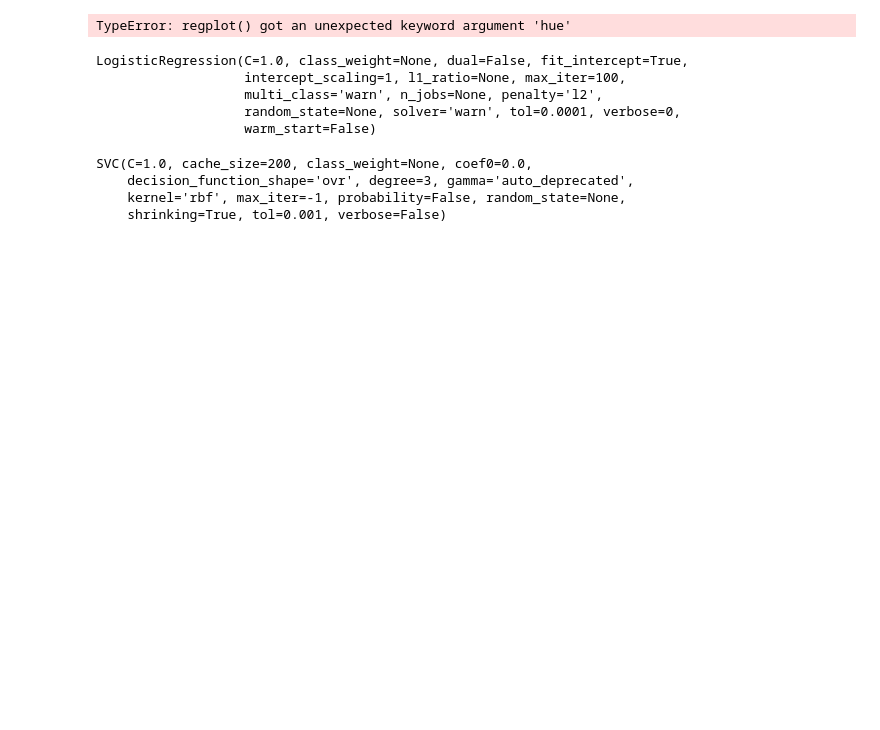
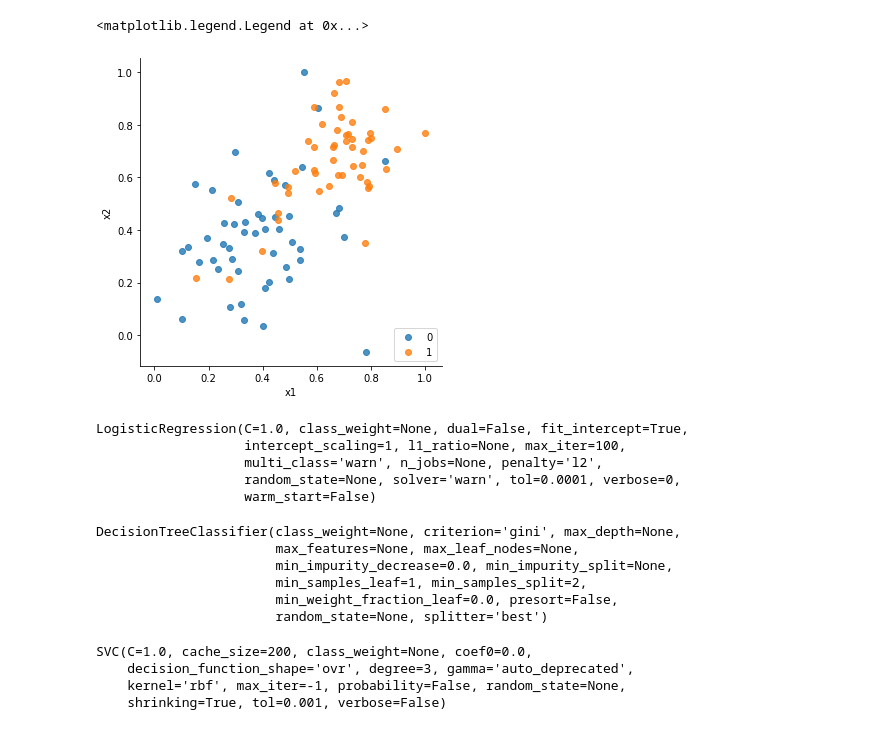
Before and after one commit to kartikeyshaurya/Covid_19_Days, a Jupyter notebook: 0. Ml Basic/ml.ipynb, the cells around one changed output. Drawn from its saved outputs; the diff is of its cells as text; code cells hidden in the pictures; blank space fills up the shorter version.

```diff
--- a/0. Ml Basic/ml.ipynb
+++ b/0. Ml Basic/ml.ipynb
@@ -7,14 +7,15 @@ import seaborn as sns
 # %%
 # library & dataset
 import seaborn as sns
 #df = sns.load_dataset('iris')
 df = pd.read_csv('a.csv')
 # Use the 'hue' argument to provide a factor variable
-sns.plot( x="x1", y="x2", data=df, fit_reg=False, hue='y', legend=False)
+sns.lmplot( x="x1", y="x2", data=df, fit_reg=False, hue='y', legend=False)
 
 # Move the legend to an empty part of the plot
 plt.legend(loc='lower right')
 
 #sns.plt.show()
 # %% [output]
-TypeError: regplot() got an unexpected keyword argument 'hue'
+<matplotlib.legend.Legend at 0x...>
+[figure, added]
@@ -29,25 +33,23 @@ LogisticRegression(C=1.0, class_weight=None, dual=False, fit_intercept=True,
                    multi_class='warn', n_jobs=None, penalty='l2',
                    random_state=None, solver='warn', tol=0.0001, verbose=0,
                    warm_start=False)
-# %%
-# import statements for the classification algorithms
-from sklearn.linear_model import LogisticRegression
-from sklearn.tree import DecisionTreeClassifier
-from sklearn.svm import SVC
-
-# Logistic Regression Classifier
-classifier = LogisticRegression()
-classifier.fit(X,y)
-
-# Decision Tree Classifier
-classifier = DecisionTreeClassifier()
-classifier.fit(X,y)
-
-# Support Vector Machine Classifier
-classifier = SVC()
-classifier.fit(X,y)
-# %% [output]
-SVC(C=1.0, cache_size=200, class_weight=None, coef0=0.0,
-    decision_function_shape='ovr', degree=3, gamma='auto_deprecated',
-    kernel='rbf', max_iter=-1, probability=False, random_state=None,
-    shrinking=True, tol=0.001, verbose=False)
+# %%
+from sklearn.tree import DecisionTreeClassifier
+classifier = DecisionTreeClassifier()
+classifier.fit(X,y)
+# %% [output]
+DecisionTreeClassifier(class_weight=None, criterion='gini', max_depth=None,
+                       max_features=None, max_leaf_nodes=None,
+                       min_impurity_decrease=0.0, min_impurity_split=None,
+                       min_samples_leaf=1, min_samples_split=2,
+                       min_weight_fraction_leaf=0.0, presort=False,
+                       random_state=None, splitter='best')
+# %%
+from sklearn.svm import SVC
+classifier = SVC()
+classifier.fit(X,y)
+# %% [output]
+SVC(C=1.0, cache_size=200, class_weight=None, coef0=0.0,
+    decision_function_shape='ovr', degree=3, gamma='auto_deprecated',
+    kernel='rbf', max_iter=-1, probability=False, random_state=None,
+    shrinking=True, tol=0.001, verbose=False)
```
Also changed, not shown: parts of 2 cells of this notebook.
